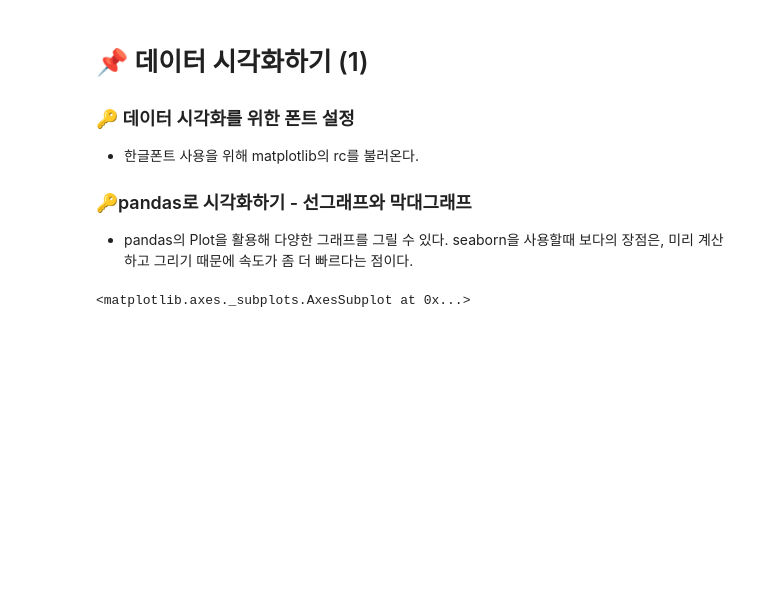
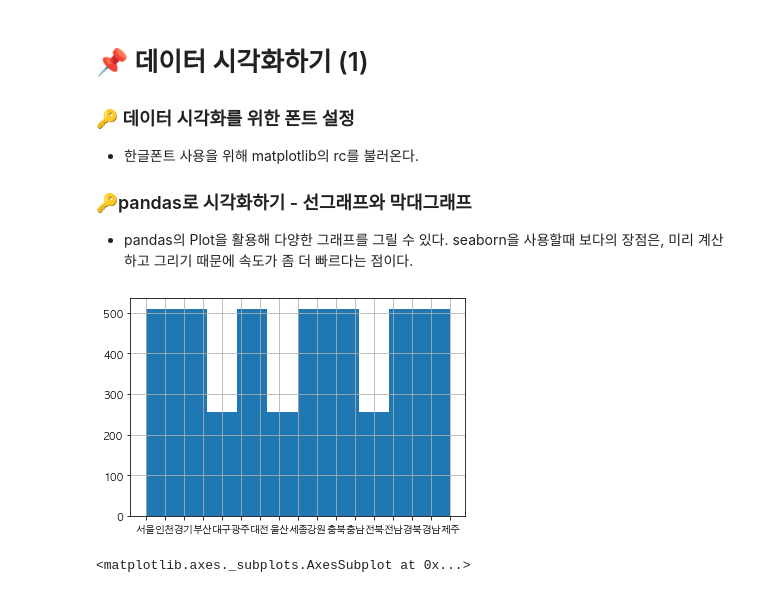
Before and after one commit to yekyung2/Python-DataAnalysis, a Jupyter notebook: practice1.ipynb, the cells around one changed output. Cells and saved outputs as stored; diff of their text form; code cells hidden in the pictures; blank space fills up the shorter version.

```diff
--- a/practice1.ipynb
+++ b/practice1.ipynb
@@ -628,6 +629,11 @@ from matplotlib import rc, font_manager
 # 한글폰트 사용을 위한 코드
 rc('font', family='AppleGothic')
 plt.rcParams['axes.unicode_minus'] = False
+# %%
+df_last["지역명"].hist()
+plt.show()
+# %% [output]
+[figure, added]
 # %%
 # 지역명으로 분양가격의 평균을 구하고 선그래프로 시각화한다.
 df_last.groupby(["지역명"])["평당분양가격"].mean().plot()
```
Also changed, not shown: parts of 68 cells of this notebook.
